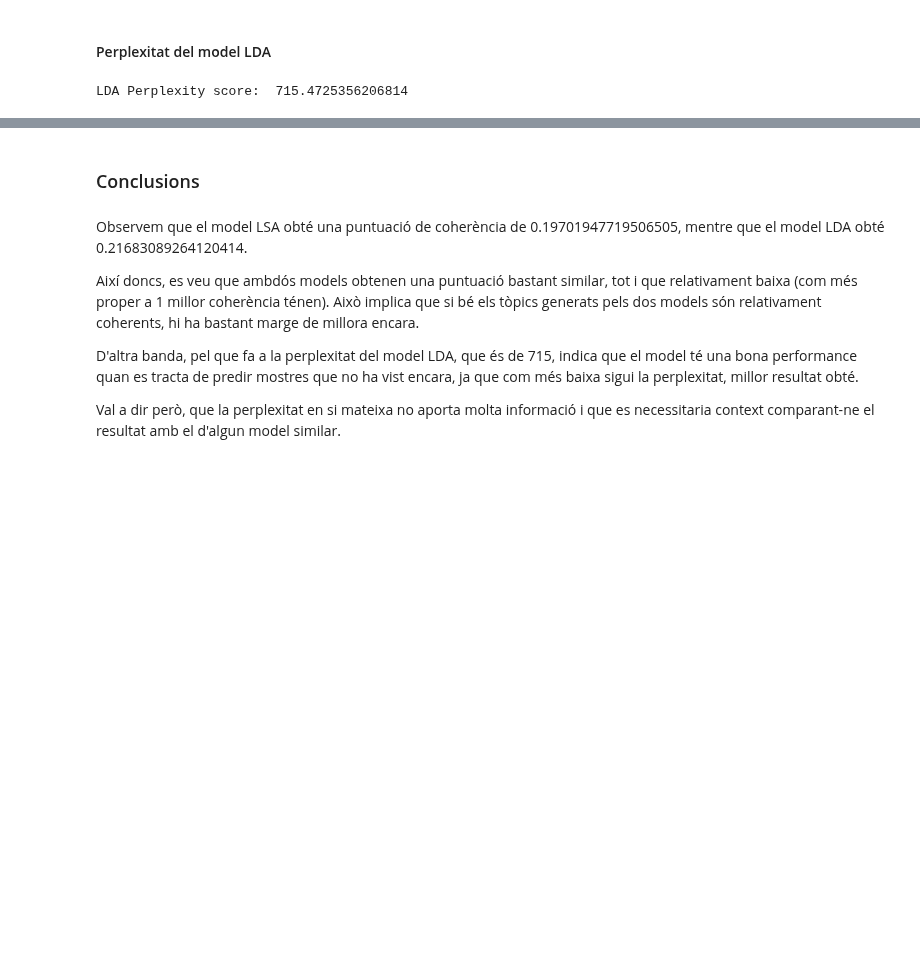
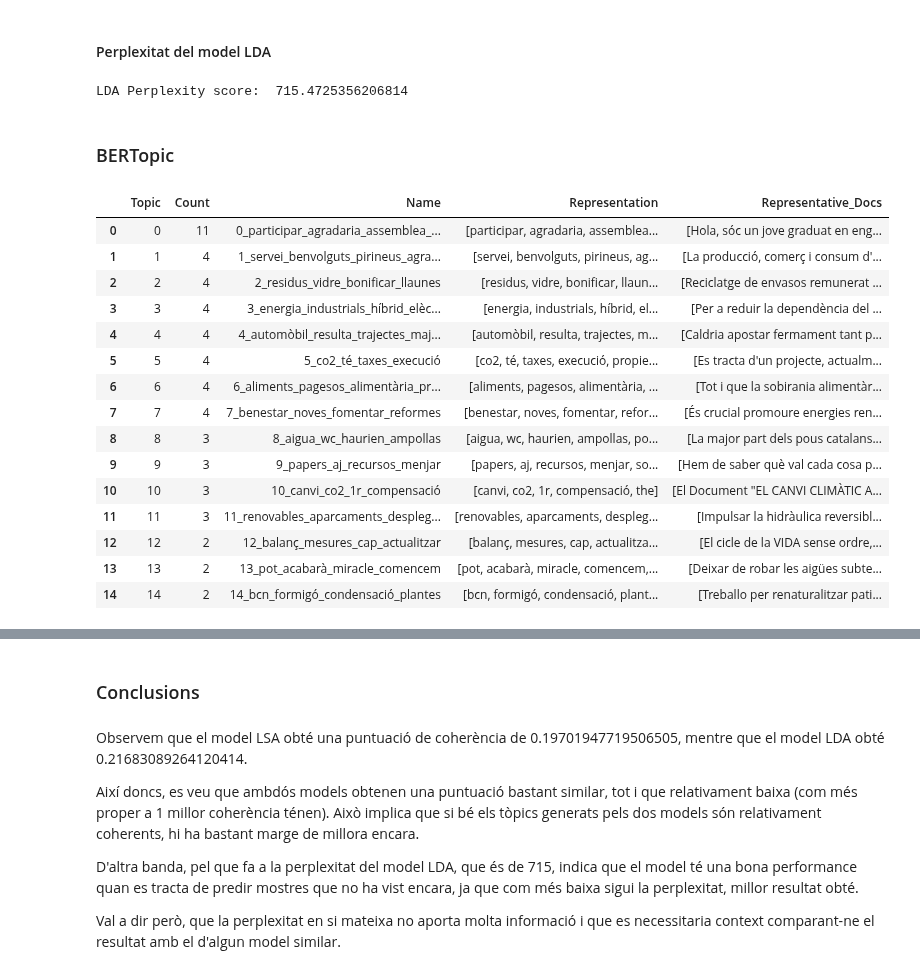
Before and after one commit to NoOPeEKS/dades-assemblea-clima, a Jupyter notebook: notebooks/topic_modeling.ipynb, the cells around one changed output, grey strips where cells are left out. Saved outputs shown, nothing was run; the diff lists cells and outputs as text; code cells hidden in the pictures; blank space fills up the shorter version.

```diff
--- a/notebooks/topic_modeling.ipynb
+++ b/notebooks/topic_modeling.ipynb
@@ -231,3 +250,29 @@ LDA Coherence Score: 0.21683089264120414
 print("LDA Perplexity score: ", lda_model.perplexity(vect_text))
 # %% [output]
 LDA Perplexity score:  715.4725356206814
+# %% [markdown]
+### BERTopic
+# %%
+from sklearn.cluster import KMeans
+cluster_model = KMeans(n_clusters=15)
+vectorizer_model = CountVectorizer(stop_words=list(stop_words))
+topic_model = BERTopic(language="catalan",  vectorizer_model=vectorizer_model, hdbscan_model=cluster_model, top_n_words=5)
+topics, probs = topic_model.fit_transform(df_proposals['body/ca'])
+topic_model.get_topic_info()
+# %% [output]
+|  | Topic | Count | Name | Representation | Representative_Docs |
+| 0 | 0 | 11 | 0_participar_agradaria_assemblea_... | [participar, agradaria, assemblea... | [Hola, sóc un jove graduat en eng... |
+| 1 | 1 | 4 | 1_servei_benvolguts_pirineus_agra... | [servei, benvolguts, pirineus, ag... | [La producció, comerç i consum d'... |
+| 2 | 2 | 4 | 2_residus_vidre_bonificar_llaunes | [residus, vidre, bonificar, llaun... | [Reciclatge de envasos remunerat ... |
+| 3 | 3 | 4 | 3_energia_industrials_híbrid_elèc... | [energia, industrials, híbrid, el... | [Per a reduir la dependència del ... |
+| 4 | 4 | 4 | 4_automòbil_resulta_trajectes_maj... | [automòbil, resulta, trajectes, m... | [Caldria apostar fermament tant p... |
+| 5 | 5 | 4 | 5_co2_té_taxes_execució | [co2, té, taxes, execució, propie... | [Es tracta d'un projecte, actualm... |
+| 6 | 6 | 4 | 6_aliments_pagesos_alimentària_pr... | [aliments, pagesos, alimentària, ... | [Tot i que la sobirania alimentàr... |
+| 7 | 7 | 4 | 7_benestar_noves_fomentar_reformes | [benestar, noves, fomentar, refor... | [És crucial promoure energies ren... |
+| 8 | 8 | 3 | 8_aigua_wc_haurien_ampollas | [aigua, wc, haurien, ampollas, po... | [La major part dels pous catalans... |
+| 9 | 9 | 3 | 9_papers_aj_recursos_menjar | [papers, aj, recursos, menjar, so... | [Hem de saber què val cada cosa p... |
+| 10 | 10 | 3 | 10_canvi_co2_1r_compensació | [canvi, co2, 1r, compensació, the] | [El Document "EL CANVI CLIMÀTIC A... |
+| 11 | 11 | 3 | 11_renovables_aparcaments_despleg... | [renovables, aparcaments, despleg... | [Impulsar la hidràulica reversibl... |
+| 12 | 12 | 2 | 12_balanç_mesures_cap_actualitzar | [balanç, mesures, cap, actualitza... | [El cicle de la VIDA sense ordre,... |
+| 13 | 13 | 2 | 13_pot_acabarà_miracle_comencem | [pot, acabarà, miracle, comencem,... | [Deixar de robar les aigües subte... |
+| 14 | 14 | 2 | 14_bcn_formigó_condensació_plantes | [bcn, formigó, condensació, plant... | [Treballo per renaturalitzar pati... |
```
Also changed, not shown: parts of 3 cells of this notebook.
